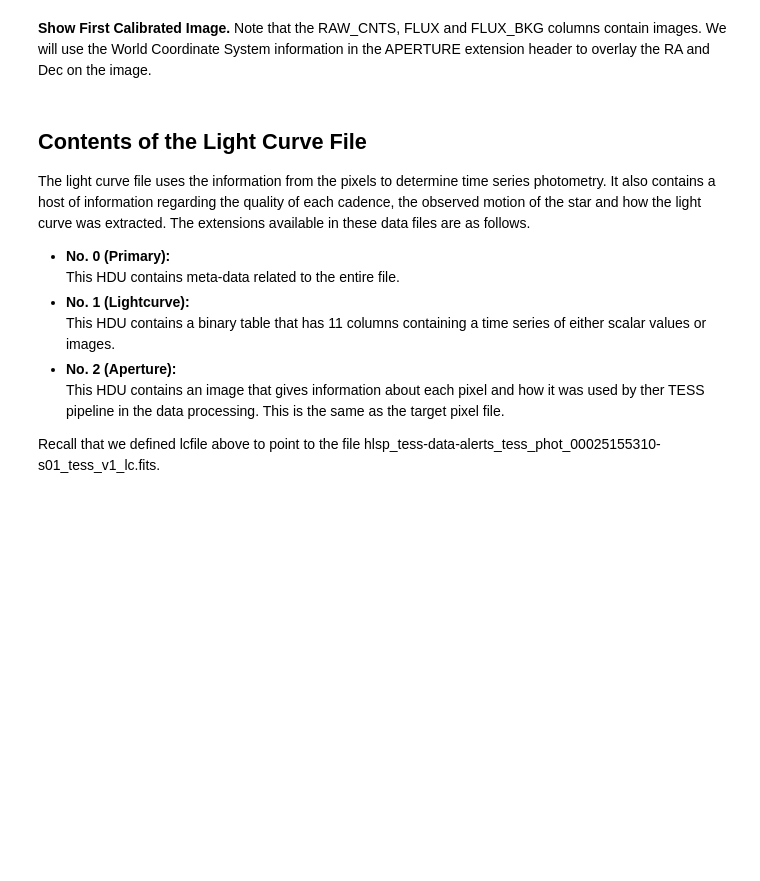
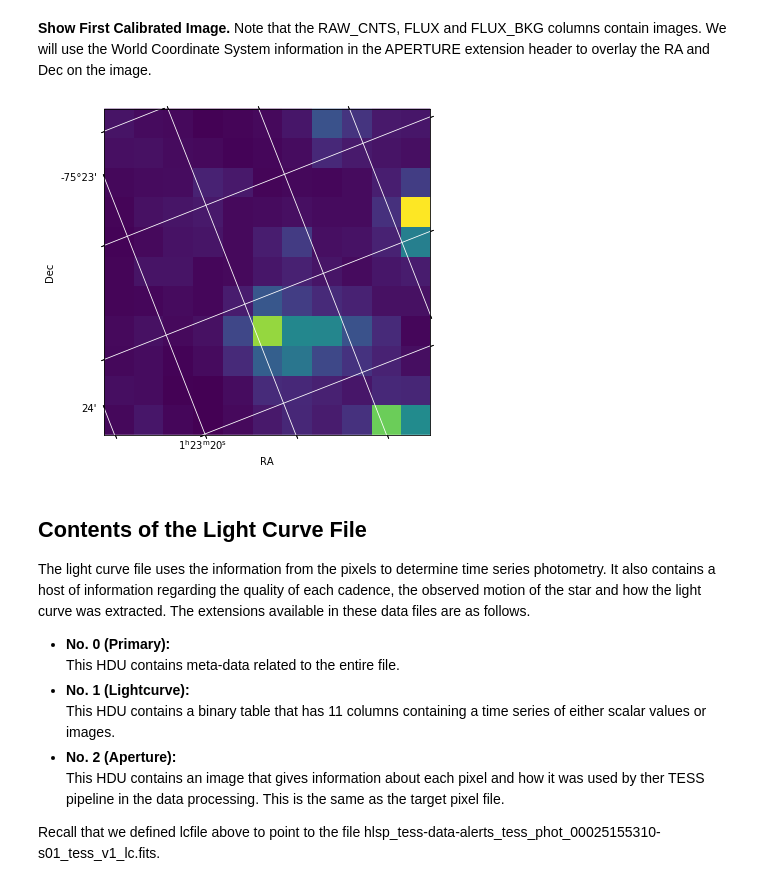
Before and after one commit to mustaric/susanTutorials, a Jupyter notebook: Delaware2019/tessArchiveTutorial.ipynb, the cells around one changed output. Cells and saved outputs as stored; diff of their text form; code cells hidden in the pictures; blank space fills up the shorter version.

Commit message:
pick new light curve

```diff
--- a/Delaware2019/tessArchiveTutorial.ipynb
+++ b/Delaware2019/tessArchiveTutorial.ipynb
@@ -104,5 +121,5 @@ Next we use astroquery to retrieve the list of data products that are associated
 
 We will only ask for the data product list associated with the first two in obsTable.  The `[0:10]` can be removed from the code below to get all the observations.
 # %%
-dataProducts = Observations.get_product_list(obsTable[0:10])
+dataProducts = Observations.get_product_list(obsTable[0:3])
 dataProducts.colnames
@@ -148,6 +206,6 @@ from astropy.io import fits
 from astropy.wcs import WCS
 # %%
 #Use the manifests we created above. It's a 2D array where the file location is in the zeroth element.
-lcfile = lcmanifest[0][0]
-tpfile = tpmanifest[0][0]
+lcfile = lcmanifest[2][0]
+tpfile = tpmanifest[2][0]
 print(tpfile)
@@ -186,18 +266,23 @@ tphdu[1].columns
 # %%
 #Plot the first image of the FLUX Column with WCS overlay.
 tpf_data = tphdu[1].data
 first_image = tpf_data['FLUX'][1]
 
 #The aperture extension header contains the same WCS as that in the Pixels extension.
 wcs = WCS(tphdu[2].header)
 
 #Plot the first image in the file.
+
 fig = plt.figure(figsize = (6,6))
 fig.add_subplot(111, projection = wcs)
+
 plt.imshow(first_image, origin = 'lower', cmap = plt.cm.viridis)
-plt.xlabel('RA', fontsize = 14)
-plt.ylabel('Dec', fontsize = 14)
 plt.grid(axis = 'both', color = 'white', ls = 'solid')
+
+plt.xlabel('RA')
+plt.ylabel('Dec')
+# %% [output]
+[figure, added]
 # %% [markdown]
 ## Contents of the Light Curve File
 The light curve file uses the information from the pixels to determine time series photometry. It also contains a host of information regarding the quality of each cadence, the observed motion of the star and how the light curve was extracted.  The extensions available in these data files are as follows.
```
Also changed, not shown: parts of 16 cells of this notebook.
